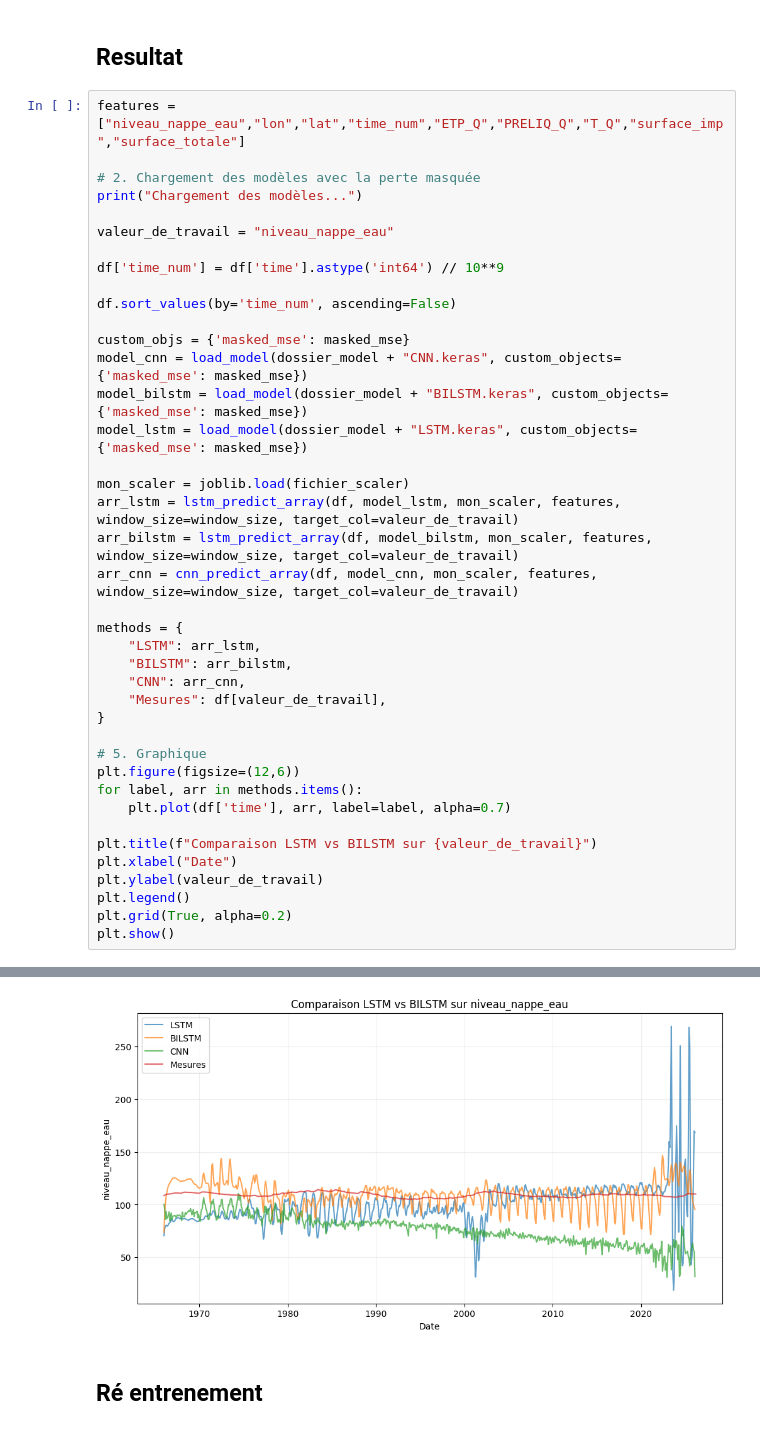
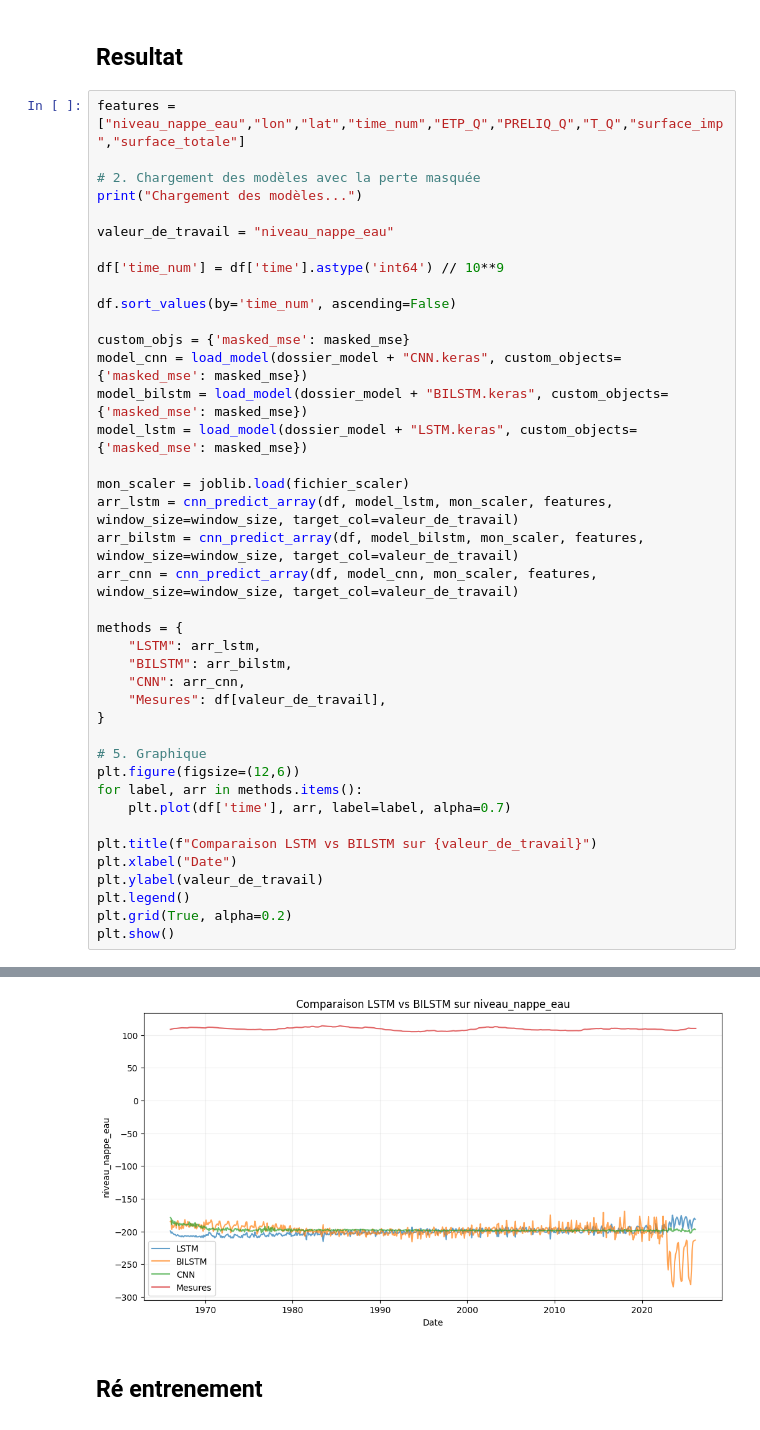
Before and after one commit to TronnoxUwU/STAGE-Junon, a Jupyter notebook: notebooks/2 - transform/methodes/reseaux_neuronnes.ipynb, the cells around one changed output, grey strips where cells are left out. Saved outputs shown, nothing was run; the diff lists cells and outputs as text.

```diff
--- a/notebooks/2 - transform/methodes/reseaux_neuronnes.ipynb
+++ b/notebooks/2 - transform/methodes/reseaux_neuronnes.ipynb
@@ -213,36 +214,36 @@ df['time_num'] = df['time'].astype('int64') // 10**9
 df.sort_values(by='time_num', ascending=False)
 
 custom_objs = {'masked_mse': masked_mse}
 model_cnn = load_model(dossier_model + "CNN.keras", custom_objects={'masked_mse': masked_mse})
 model_bilstm = load_model(dossier_model + "BILSTM.keras", custom_objects={'masked_mse': masked_mse})
 model_lstm = load_model(dossier_model + "LSTM.keras", custom_objects={'masked_mse': masked_mse})
 
 mon_scaler = joblib.load(fichier_scaler)
-arr_lstm = lstm_predict_array(df, model_lstm, mon_scaler, features, window_size=window_size, target_col=valeur_de_travail)
-arr_bilstm = lstm_predict_array(df, model_bilstm, mon_scaler, features, window_size=window_size, target_col=valeur_de_travail)
+arr_lstm = cnn_predict_array(df, model_lstm, mon_scaler, features, window_size=window_size, target_col=valeur_de_travail)
+arr_bilstm = cnn_predict_array(df, model_bilstm, mon_scaler, features, window_size=window_size, target_col=valeur_de_travail)
 arr_cnn = cnn_predict_array(df, model_cnn, mon_scaler, features, window_size=window_size, target_col=valeur_de_travail)
 
 methods = {
     "LSTM": arr_lstm,
     "BILSTM": arr_bilstm,
     "CNN": arr_cnn,
     "Mesures": df[valeur_de_travail],
 }
 
 # 5. Graphique
 plt.figure(figsize=(12,6))
 for label, arr in methods.items():
     plt.plot(df['time'], arr, label=label, alpha=0.7)
 
 plt.title(f"Comparaison LSTM vs BILSTM sur {valeur_de_travail}")
 plt.xlabel("Date")
 plt.ylabel(valeur_de_travail)
 plt.legend()
 plt.grid(True, alpha=0.2)
 plt.show()
 # %% [output]
 Chargement des modèles...
-[figure, old version]
+[figure, new version]
 # %% [markdown]
 ## Ré entrenement
 # %%
```
Also changed, not shown: parts of 6 cells of this notebook, 14 other files.
